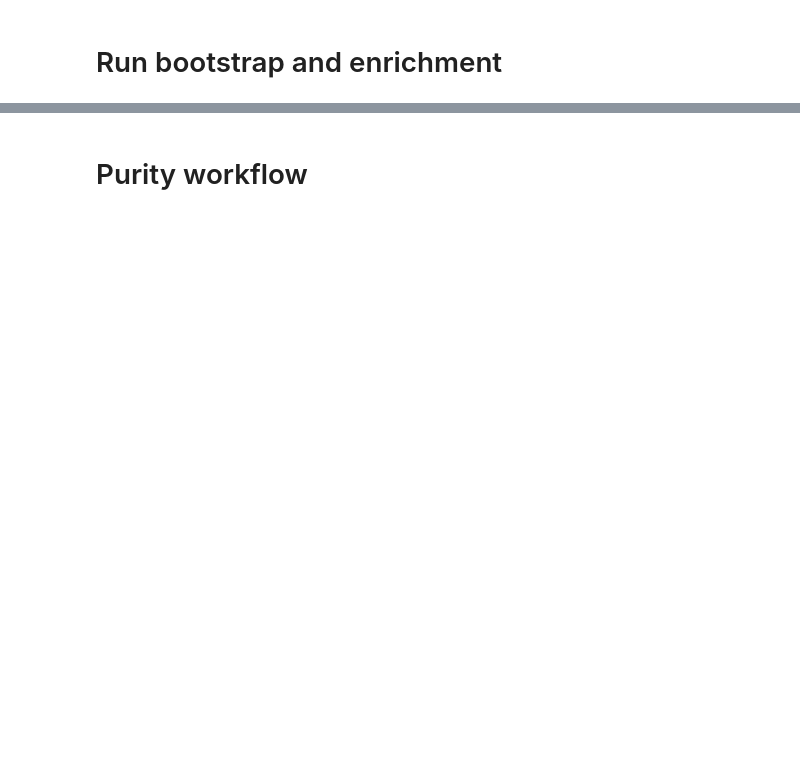
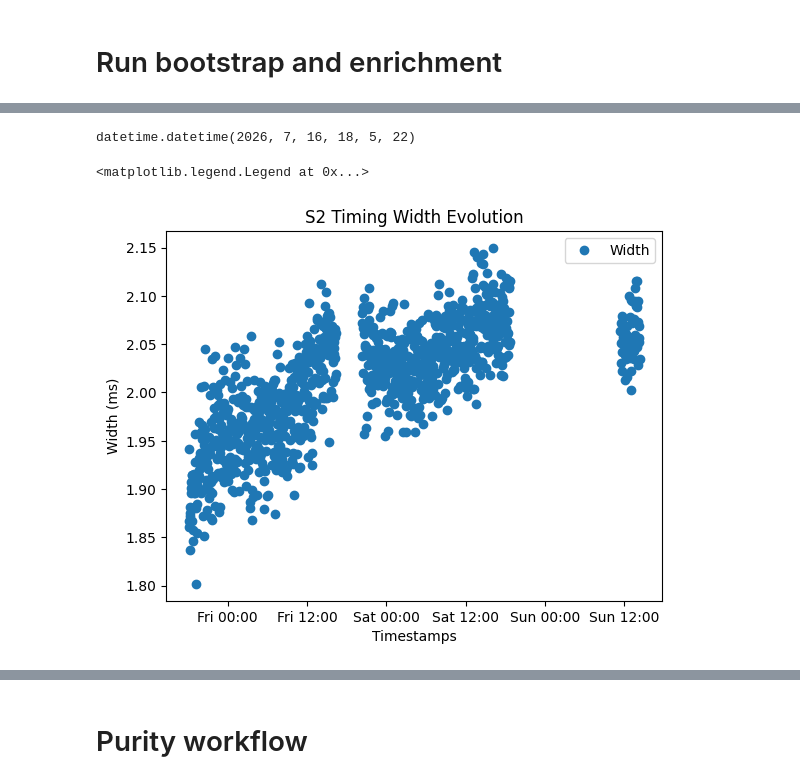
Before and after one commit to proscrite/RaTag, a Jupyter notebook: notebooks/purity_notebook.ipynb, the cells around one changed output, grey strips where cells are left out. Saved outputs shown, nothing was run; the diff lists cells and outputs as text; code cells hidden in the pictures; blank space fills up the shorter version.

Commit message:
Update purity notebook, add start_file in iter_waveforms

```diff
--- a/notebooks/purity_notebook.ipynb
+++ b/notebooks/purity_notebook.ipynb
@@ -19,0 +118,3 @@ Found 5 directories in circulation_data
+# %%
+set0 = run.sets[0]
+set0
@@ -19,0 +206,4 @@ Found 5 directories in circulation_data
+# %%
+path_out = Path(r"\\Lab104con\K\AXO-RITA\processed\circulation_data\purity_metrics\timing_batch1.npz")
+with open(path_out, 'wb') as f:
+    np.savez_compressed(f, starts=batch_median_starts, ends=batch_median_ends, peaks=batch_median_peaks)
@@ -19,0 +281,34 @@ Found 5 directories in circulation_data
+# %%
+starts, ends, peaks = [], [], []
+path_dir = Path(rf"\\Lab104con\K\AXO-RITA\processed\circulation_data\purity_metrics")
+files = sorted(path_dir.glob("timing_batch*.npz"))
+for f in files:
+    with np.load(f) as data:
+        starts.append(data['starts'])
+        ends.append(data['ends'])
+        peaks.append(data['peaks'])
+
+starts = np.concatenate(starts)
+ends = np.concatenate(ends)
+peaks = np.concatenate(peaks)
+
+width = ends - starts
+# %%
+tstamps = []
+for s in run.sets:
+    tsta = [parse_wfm_timestamp(s.f) for s.f in s.filenames[::10]]
+    tstamps.extend(tsta)
+dtime = [datetime.datetime.fromtimestamp(ts) for ts in tstamps[:-2]]
+dtime[0]
+# %% [output]
+datetime.datetime(2026, 7, 16, 18, 5, 22)
+# %%
+plt.plot(dtime, width[:-2], 'o', label='Width')
+plt.gca().set(title='S2 Timing Width Evolution', xlabel='Timestamps', ylabel='Width (ms)')
+# plt.plot(peaks[:-2], 'o', label='Peak')
+plt.gca().xaxis.set_major_formatter(plt.matplotlib.dates.DateFormatter('%a %H:%M'))
+plt.gca().xaxis.set_major_locator(plt.matplotlib.dates.AutoDateLocator())
+plt.legend()
+# %% [output]
+<matplotlib.legend.Legend at 0x...>
+[figure, added]
```
Also changed, not shown: parts of 17 cells of this notebook, 2 other files.
